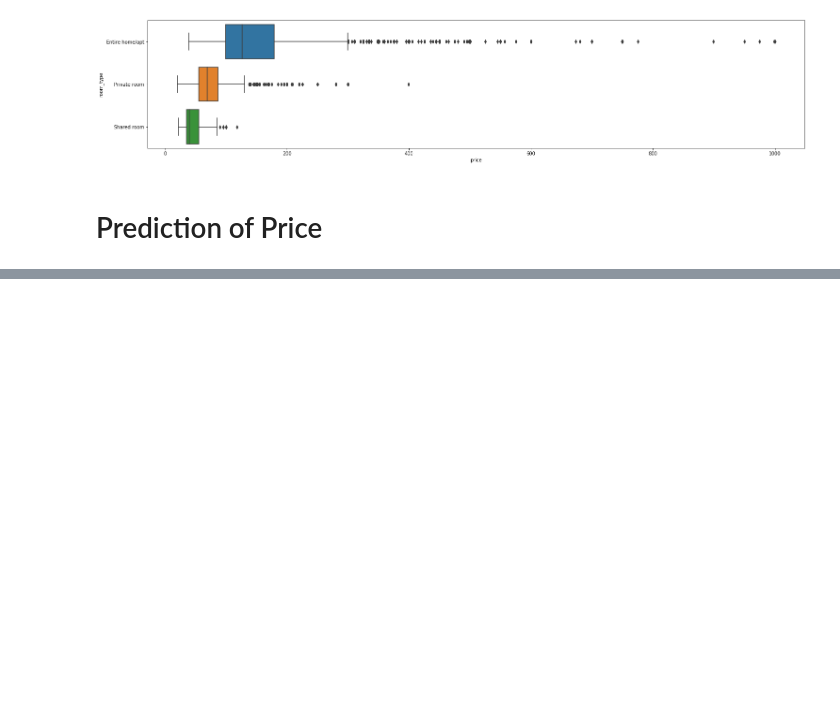
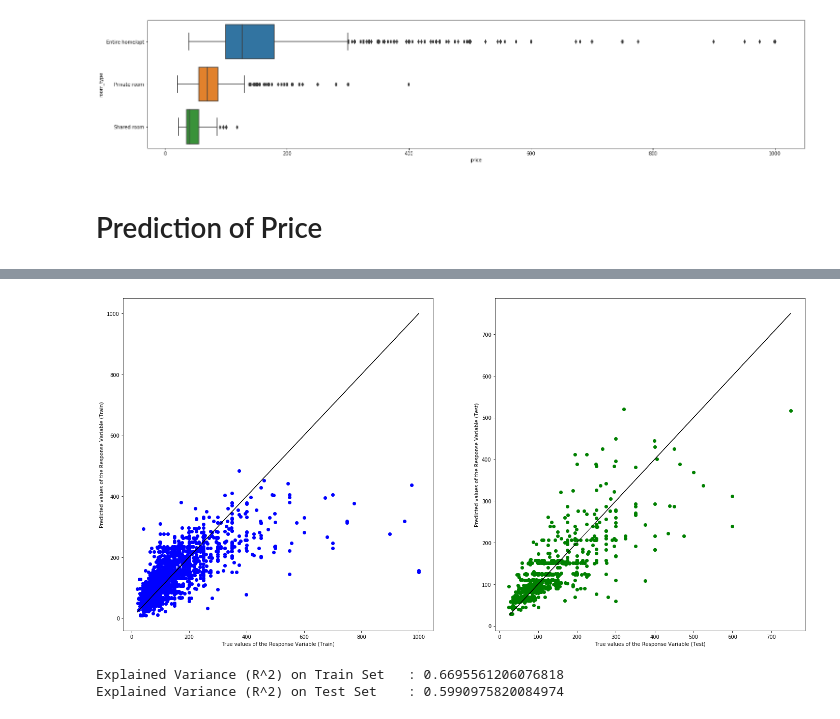
Before and after one commit to wjingyao/1015, a Jupyter notebook: Airbnb.ipynb, the cells around one changed output, grey strips where cells are left out. Drawn from its saved outputs; the diff is of its cells as text; code cells hidden in the pictures; blank space fills up the shorter version.

```diff
--- a/Airbnb.ipynb
+++ b/Airbnb.ipynb
@@ -230,0 +237,27 @@ Explained Variance (R^2) on Test Set    : 0.4629622658696963
+# %%
+# Import the model we are using
+from sklearn.ensemble import RandomForestRegressor
+# Instantiate model with 1000 decision trees
+rf = RandomForestRegressor(n_estimators = 1000 ,  random_state = 42)
+# Train the model on training data
+rf.fit(x_train, y_train);
+# %%
+# Use the forest's predict method on the test data
+y_test_pred = rf.predict(x_test)
+
+f, axes = plt.subplots(1, 2, figsize=(24, 12))
+axes[0].scatter(y_train, y_train_pred, color = "blue")
+axes[0].plot(y_train, y_train, 'black', linewidth = 1)
+axes[0].set_xlabel("True values of the Response Variable (Train)")
+axes[0].set_ylabel("Predicted values of the Response Variable (Train)")
+axes[1].scatter(y_test, y_test_pred, color = "green")
+axes[1].plot(y_test, y_test, 'black', linewidth = 1)
+axes[1].set_xlabel("True values of the Response Variable (Test)")
+axes[1].set_ylabel("Predicted values of the Response Variable (Test)")
+plt.show()
+print("Explained Variance (R^2) on Train Set \t:", rf.score(x_train, y_train))
+print("Explained Variance (R^2) on Test Set \t:", rf.score(x_test, y_test))
+# %% [output]
+[figure, added]
+Explained Variance (R^2) on Train Set   : 0.6695561206076818
+Explained Variance (R^2) on Test Set    : 0.5990975820084974
```
Also changed, not shown: parts of 16 cells of this notebook.
